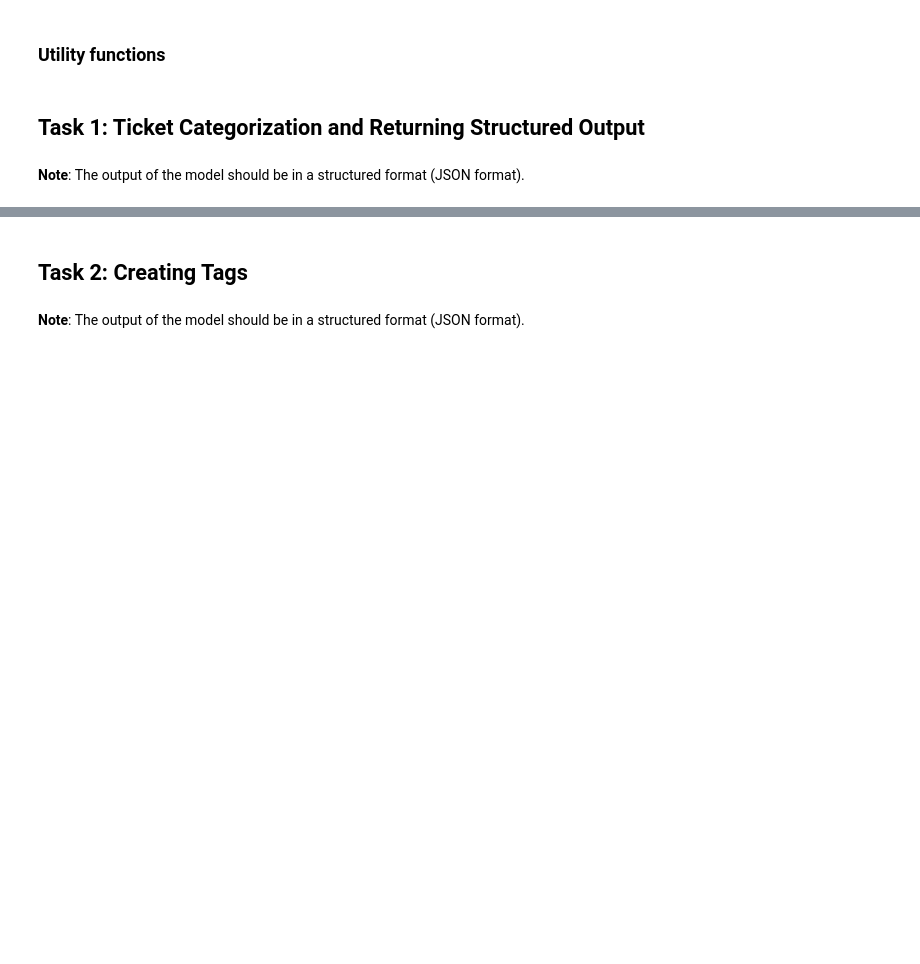
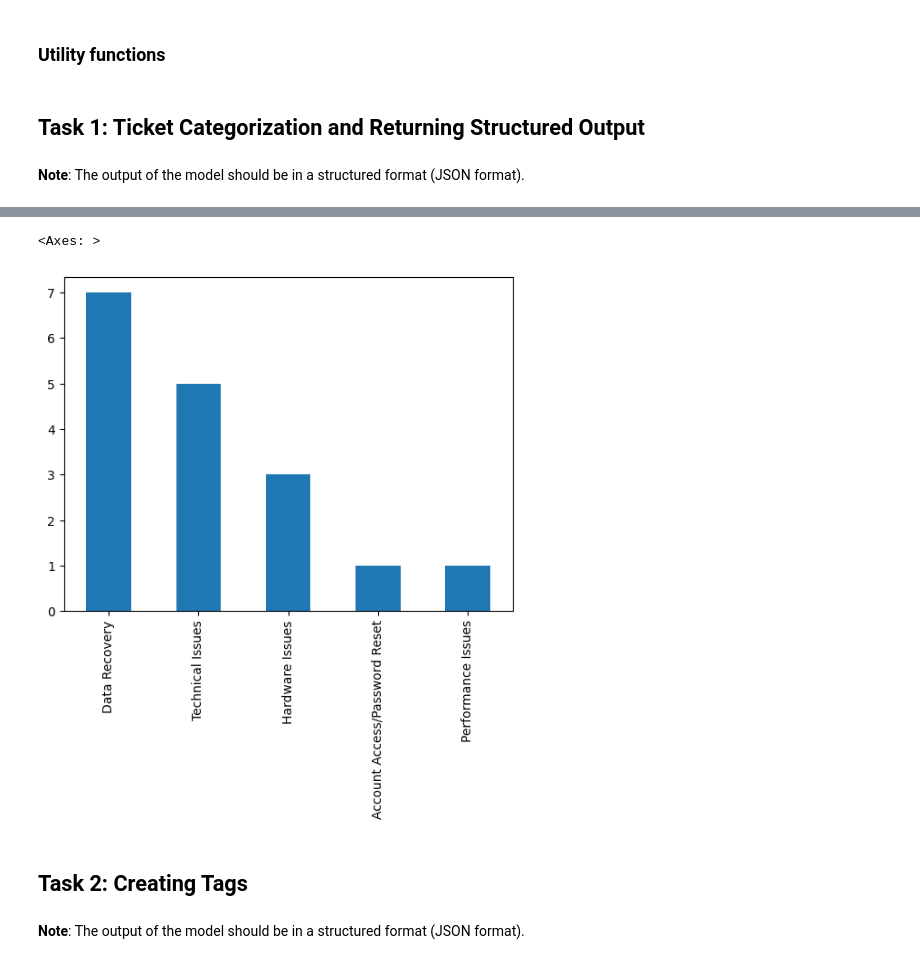
Before and after one commit to sapan-s2/AI_Austin_course, a Jupyter notebook: NLP/project/NLP_Project_Low_Code.ipynb, the cells around one changed output, grey strips where cells are left out. Cells and saved outputs as stored; diff of their text form; code cells hidden in the pictures; blank space fills up the shorter version.

```diff
--- a/NLP/project/NLP_Project_Low_Code.ipynb
+++ b/NLP/project/NLP_Project_Low_Code.ipynb
@@ -76,6 +101,6 @@ drive.mount('/content/drive')
 # %%
 # Complete the code to read the CSV file.
-data = pd.read_csv("_____")
+data = pd.read_csv("/content/Support_ticket_text_data_mid_term.csv")
 # %% [markdown]
 ## **Data Overview**
 # %% [markdown]
@@ -108,7 +162,7 @@ model_path = hf_hub_download(
 # %%
 # uncomment and run the following code in case GPU is being used
 
-# llm = Llama(
-#     model_path=model_path,
-#     n_ctx=1024, # Context window
-# )
+llm = Llama(
+    model_path=model_path,
+    n_ctx=1024, # Context window
+)
@@ -154,13 +226,16 @@ def response_1(prompt,ticket):
       Support ticket: {ticket}
       A:
       """,
-      max_tokens=_____, #Complete the code to set the maximum number of tokens the model should generate for this task.
+      max_tokens=100, #Complete the code to set the maximum number of tokens the model should generate for this task.
       stop=["Q:", "\n"],
-      temperature=_____, #Complete the code to set the value for temperature.
+      temperature=.7, #Complete the code to set the value for temperature.
       echo=False,
     )
+    print("model_output:", model_output)
+    temp_output = model_output["choices"][0]["text"]
+    print("temp_output", temp_output)
+   # final_output = temp_output[temp_output.index('{'):]
 
-    temp_output = model_output["choices"][0]["text"]
-    final_output = temp_output[temp_output.index('{'):]
+    final_output = temp_output
 
     return final_output
@@ -171,3 +242,20 @@ prompt_1 = """
+# %%
+
+prompt_1 = """
+    Categorize the support ticket below and return the category such as "Hardware Issues, Technical Issues, Data Recovery" in a JSON format:
+    {"Category": "<category>"}
+  Instructions:
+    1. Review and analyze each support ticket text provided in the dataset to determine the nature of the reported issue.
+    2. In case of overlap between potential categories for the ticket, choose the category with the highest probability.
+    3. Ensure accuracy and consistency in categorizing the support tickets.
+    4. Ensure that every ticket is assigned to a category.
+    5. In case of missing categories , choose the category with the closest probability.
+    6. if you are not able to find a category ; assign it Other Issues
+
+
+
+
+"""
 # %% [markdown]
 **Note**: The output of the model should be in a structured format (JSON format).
 # %%
@@ -204,3 +425,10 @@ final_data_1.head()
+# %%
+# @title Number of tickets per category
+
+final_data_1['Category'].value_counts().plot(kind='bar')
+# %% [output]
+<Axes: >
+[figure, added]
 # %% [markdown]
 ## **Task 2: Creating Tags**
 # %%
```
Also changed, not shown: parts of 67 cells of this notebook.
